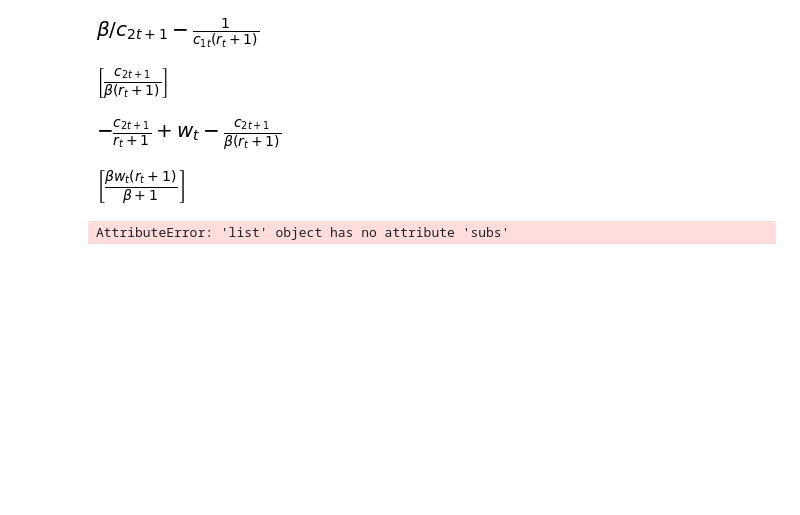
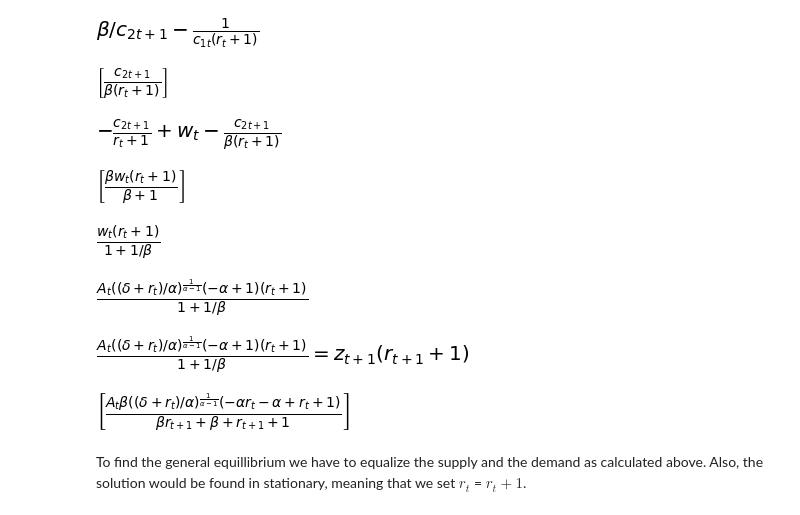
Before and after one commit to NumEconCopenhagen/projects-2019-bcg, a Jupyter notebook: modelproject/modelproject.ipynb, the cells around one changed output. Saved outputs shown, nothing was run; the diff lists cells and outputs as text; code cells hidden in the pictures; blank space fills up the shorter version.

```diff
--- a/modelproject/modelproject.ipynb
+++ b/modelproject/modelproject.ipynb
@@ -175,9 +175,25 @@ D = sm.solve(C,c2)
 D
 # %% [output]
 [figure]
+# %%
+Consumption_2 = (1+r)*(1/(1+1/beta))*w
+Consumption_2
+# %% [output]
+[figure, added]
 # %%
-E = D.subs(w, Wage[0])
-
-E
+Final2 = Consumption_2.subs(w, Wage[0])
+Final2
 # %% [output]
-AttributeError: 'list' object has no attribute 'subs'
+[figure, added]
+# %%
+Final3 = budget_constraint_2.subs(c2, Final2)
+Final3
+# %% [output]
+[figure, added]
+# %%
+final4  = sm.solve(Final3, z) # Final Supply for capital
+final4
+# %% [output]
+[figure, added]
+# %% [markdown]
+To find the general equillibrium we have to equalize the supply and the demand as calculated above. Also, the solution would be found in stationary, meaning that we set $r_t$ = $r_t+1$.
```
